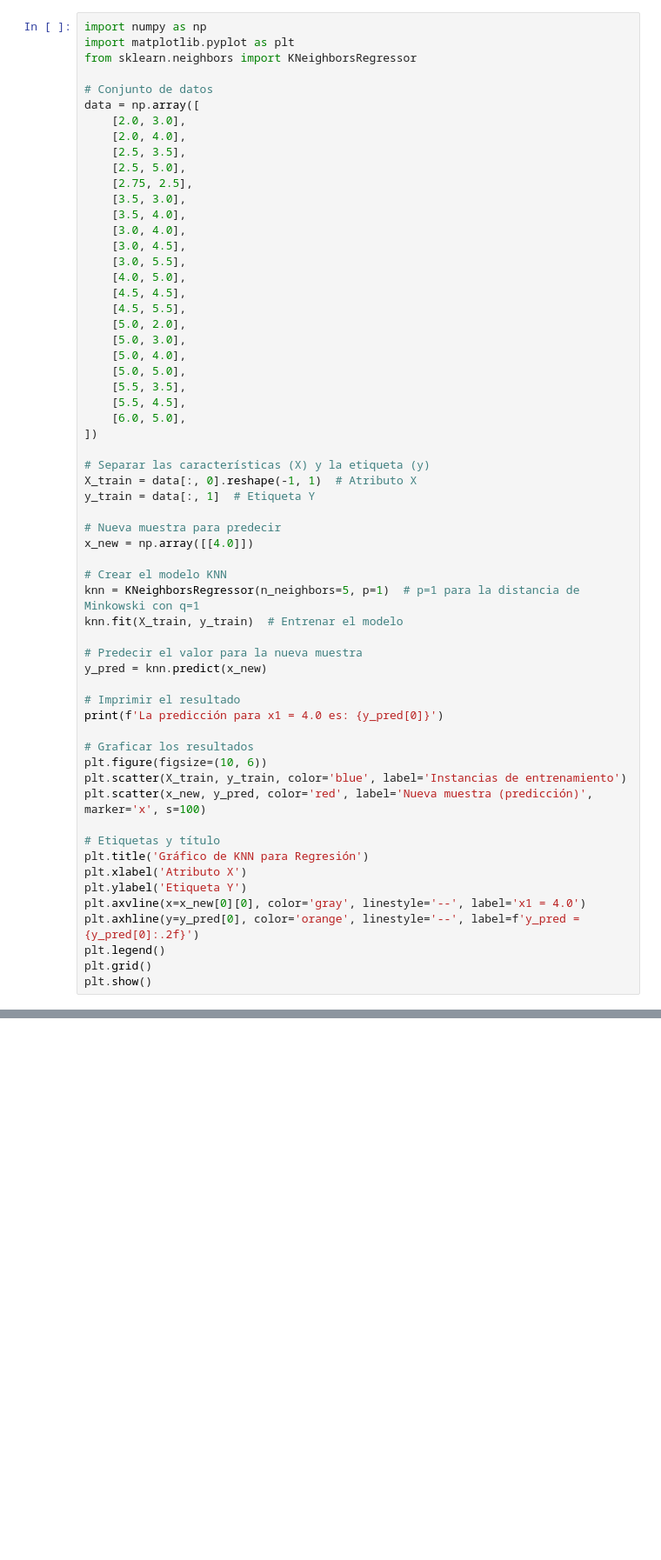
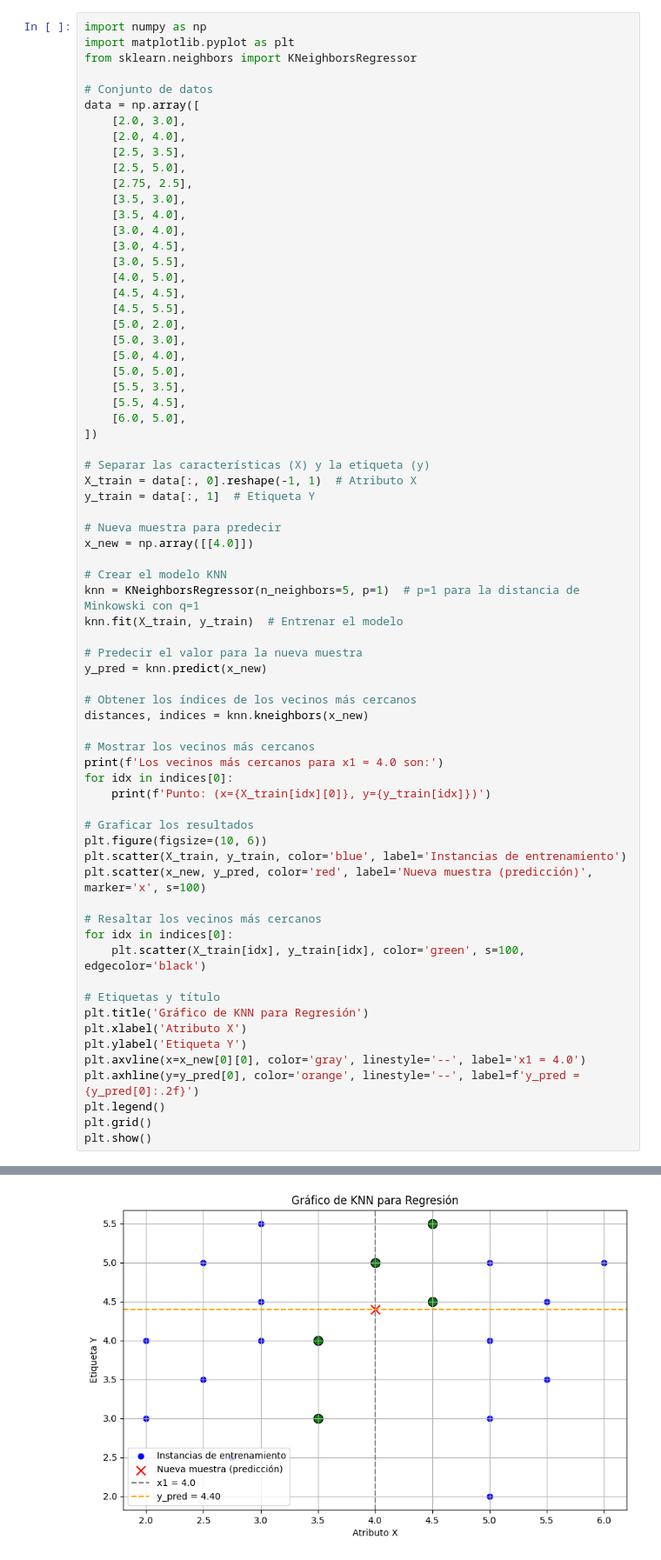
Before and after one commit to jagvgithub/LAOM, a Jupyter notebook: APRENDIZAJE_SUPERVISADO_TEST.ipynb, the cells around one changed output, grey strips where cells are left out. Shown: that part at 87% size. Saved outputs shown, nothing was run; the diff lists cells and outputs as text; blank space fills up the shorter version.

```diff
--- a/APRENDIZAJE_SUPERVISADO_TEST.ipynb
+++ b/APRENDIZAJE_SUPERVISADO_TEST.ipynb
@@ -43,13 +43,22 @@ knn.fit(X_train, y_train)  # Entrenar el modelo
 # Predecir el valor para la nueva muestra
 y_pred = knn.predict(x_new)
 
-# Imprimir el resultado
-print(f'La predicción para x1 = 4.0 es: {y_pred[0]}')
+# Obtener los índices de los vecinos más cercanos
+distances, indices = knn.kneighbors(x_new)
+
+# Mostrar los vecinos más cercanos
+print(f'Los vecinos más cercanos para x1 = 4.0 son:')
+for idx in indices[0]:
+    print(f'Punto: (x={X_train[idx][0]}, y={y_train[idx]})')
 
 # Graficar los resultados
 plt.figure(figsize=(10, 6))
 plt.scatter(X_train, y_train, color='blue', label='Instancias de entrenamiento')
 plt.scatter(x_new, y_pred, color='red', label='Nueva muestra (predicción)', marker='x', s=100)
+
+# Resaltar los vecinos más cercanos
+for idx in indices[0]:
+    plt.scatter(X_train[idx], y_train[idx], color='green', s=100, edgecolor='black')
 
 # Etiquetas y título
 plt.title('Gráfico de KNN para Regresión')
@@ -60,3 +69,4 @@ plt.axhline(y=y_pred[0], color='orange', linestyle='--', label=f'y_pred = {y_pre
 plt.legend()
 plt.grid()
 plt.show()
+# %% [output]
@@ -62,0 +79 @@ plt.show()
+[figure, added]
```
Also changed, not shown: parts of 2 cells of this notebook.
